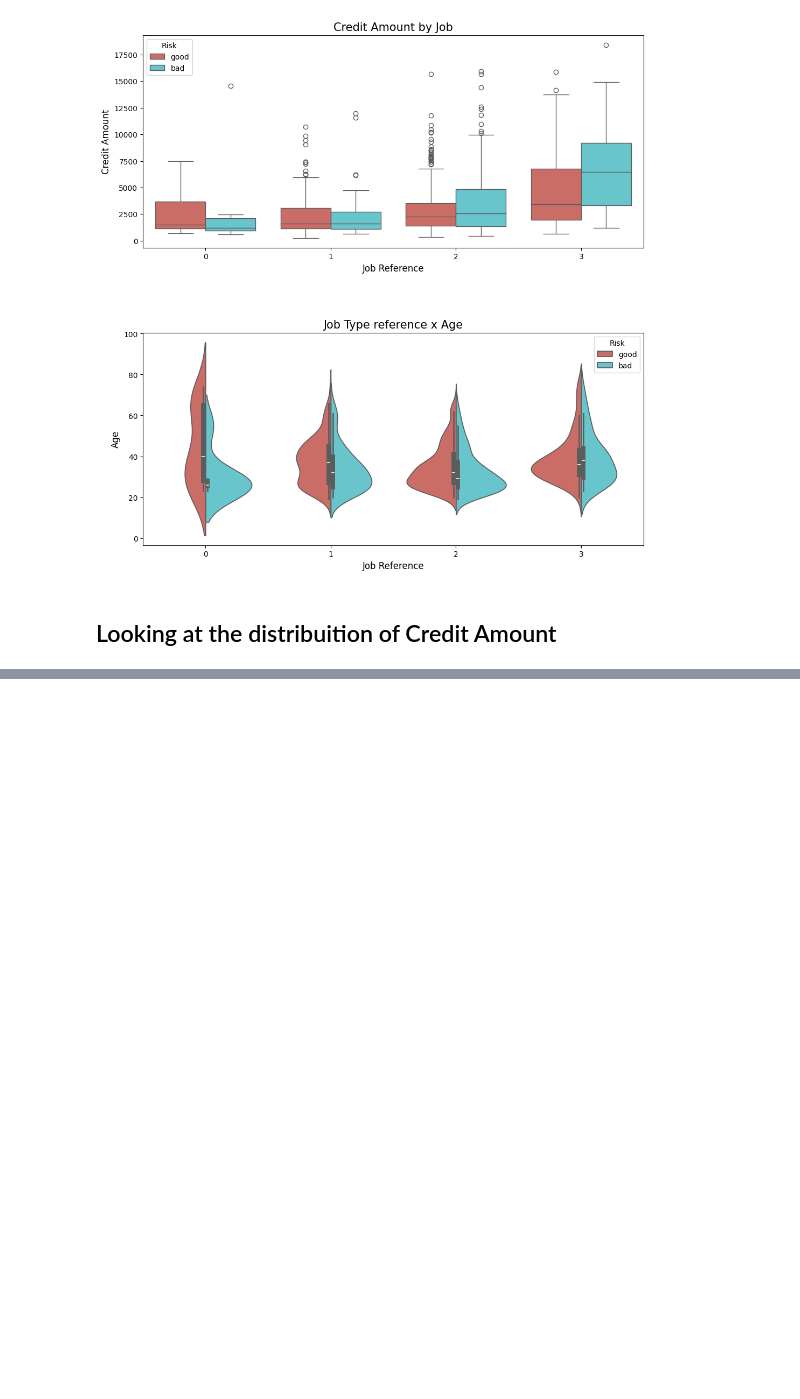
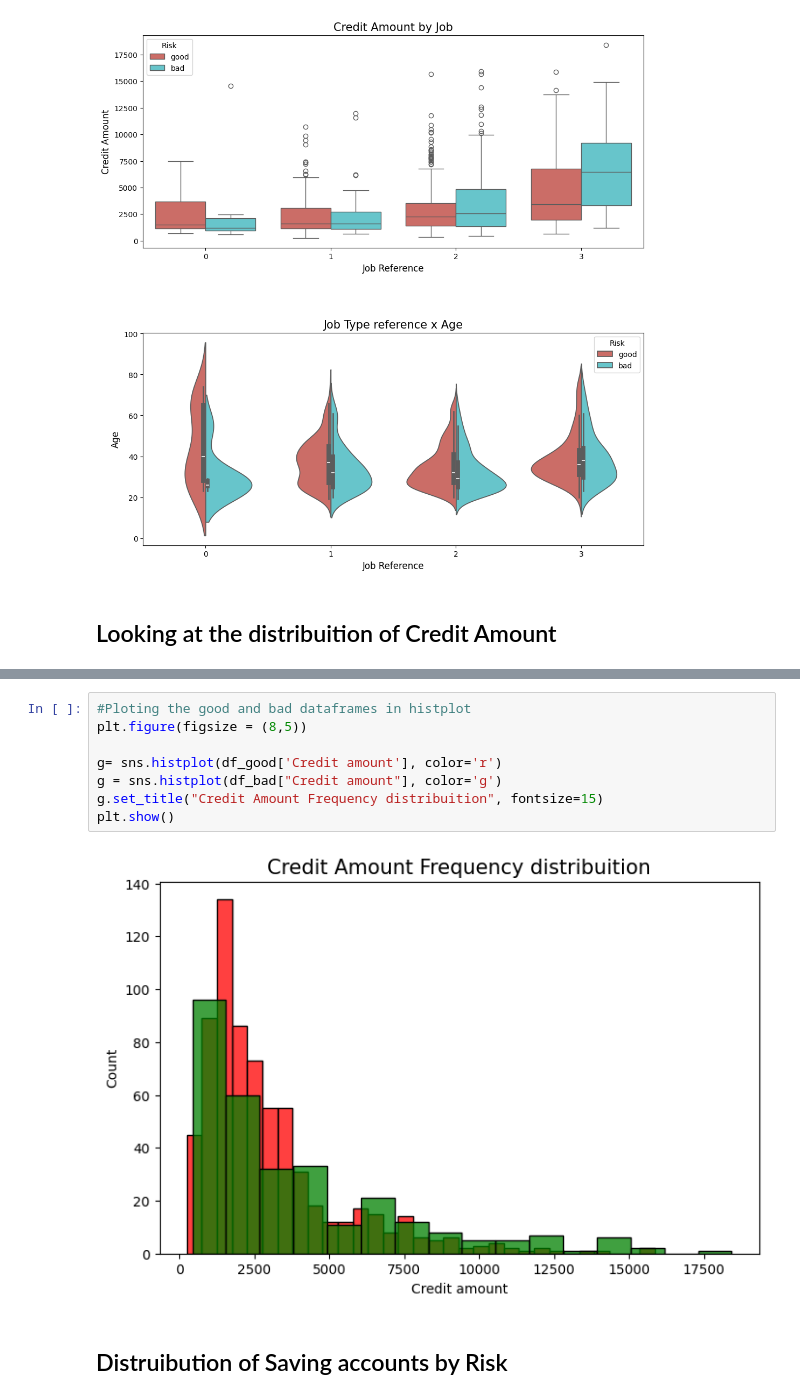
Before and after one commit to TheArc21/Credit-Risk, a Jupyter notebook: Credit_Risk_Model.ipynb, the cells around one changed output, grey strips where cells are left out. Drawn from its saved outputs; the diff is of its cells as text; blank space fills up the shorter version.

```diff
--- a/Credit_Risk_Model.ipynb
+++ b/Credit_Risk_Model.ipynb
@@ -500,3 +500,15 @@ fig = ff.create_distplot(hist_data, group_labels, bin_size=.2)
 py.iplot(fig, filename='Distplot with Multiple Datasets')
 # %% [output]
 [interactive output not drawn]
+# %%
+#Ploting the good and bad dataframes in histplot
+plt.figure(figsize = (8,5))
+
+g= sns.histplot(df_good['Credit amount'], color='r')
+g = sns.histplot(df_bad["Credit amount"], color='g')
+g.set_title("Credit Amount Frequency distribuition", fontsize=15)
+plt.show()
+# %% [output]
+[figure, added]
+# %% [markdown]
+## Distruibution of Saving accounts by Risk
```
Also changed, not shown: parts of 34 cells of this notebook, 1 other file.
